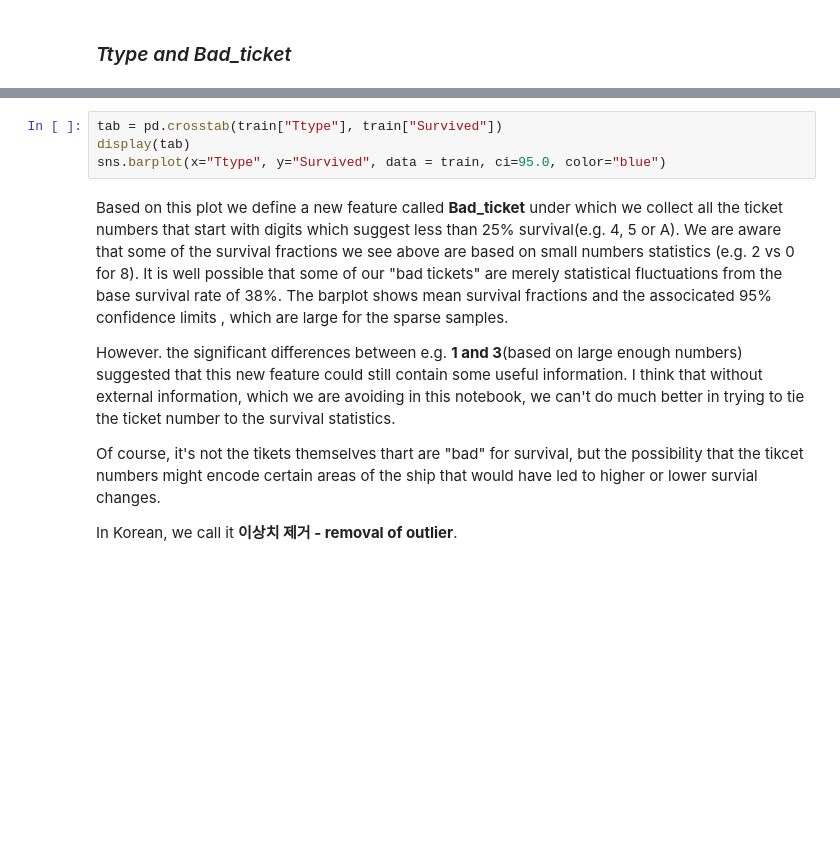
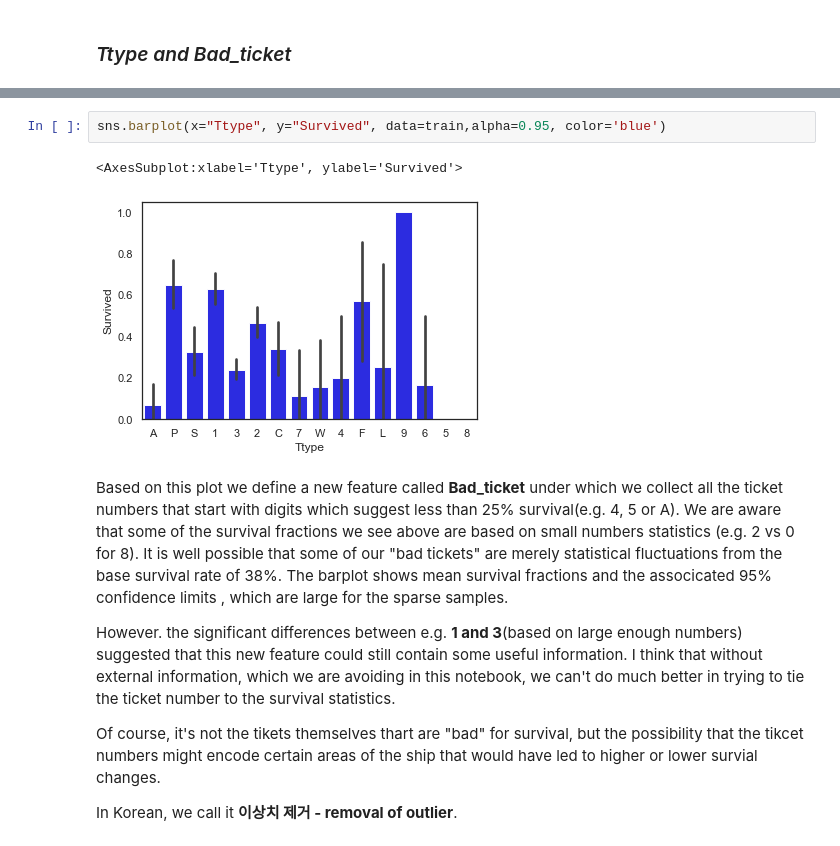
Before and after one commit to SANGSEOSEO/philosophy_datascience, a Jupyter notebook: 08.Kaggle_Dacon/titanic/titanic-for-python.ipynb, the cells around one changed output, grey strips where cells are left out. Drawn from its saved outputs; the diff is of its cells as text; blank space fills up the shorter version.

```diff
--- a/08.Kaggle_Dacon/titanic/titanic-for-python.ipynb
+++ b/08.Kaggle_Dacon/titanic/titanic-for-python.ipynb
@@ -1200,7 +1321,8 @@ display(test["Ttype"].unique())
 # %%
-tab = pd.crosstab(train["Ttype"], train["Survived"])
-display(tab)
-sns.barplot(x="Ttype", y="Survived", data = train, ci=95.0, color="blue")
+sns.barplot(x="Ttype", y="Survived", data=train,alpha=0.95, color='blue')
+# %% [output]
+<AxesSubplot:xlabel='Ttype', ylabel='Survived'>
+[figure, added]
 # %% [markdown]
 Based on this plot we define a new feature called **Bad_ticket** under which we collect all the ticket numbers that start with digits which suggest less than 25% survival(e.g. 4, 5 or A). We are aware that some of the survival fractions we see above are based on small numbers statistics (e.g. 2 vs 0 for 8). It is well possible that some of our "bad tickets" are merely statistical fluctuations from the base survival rate of 38%.
 The barplot shows mean survival fractions and the associcated 95% confidence limits , which are large for the sparse samples.
```
Also changed, not shown: parts of 23 cells of this notebook.
